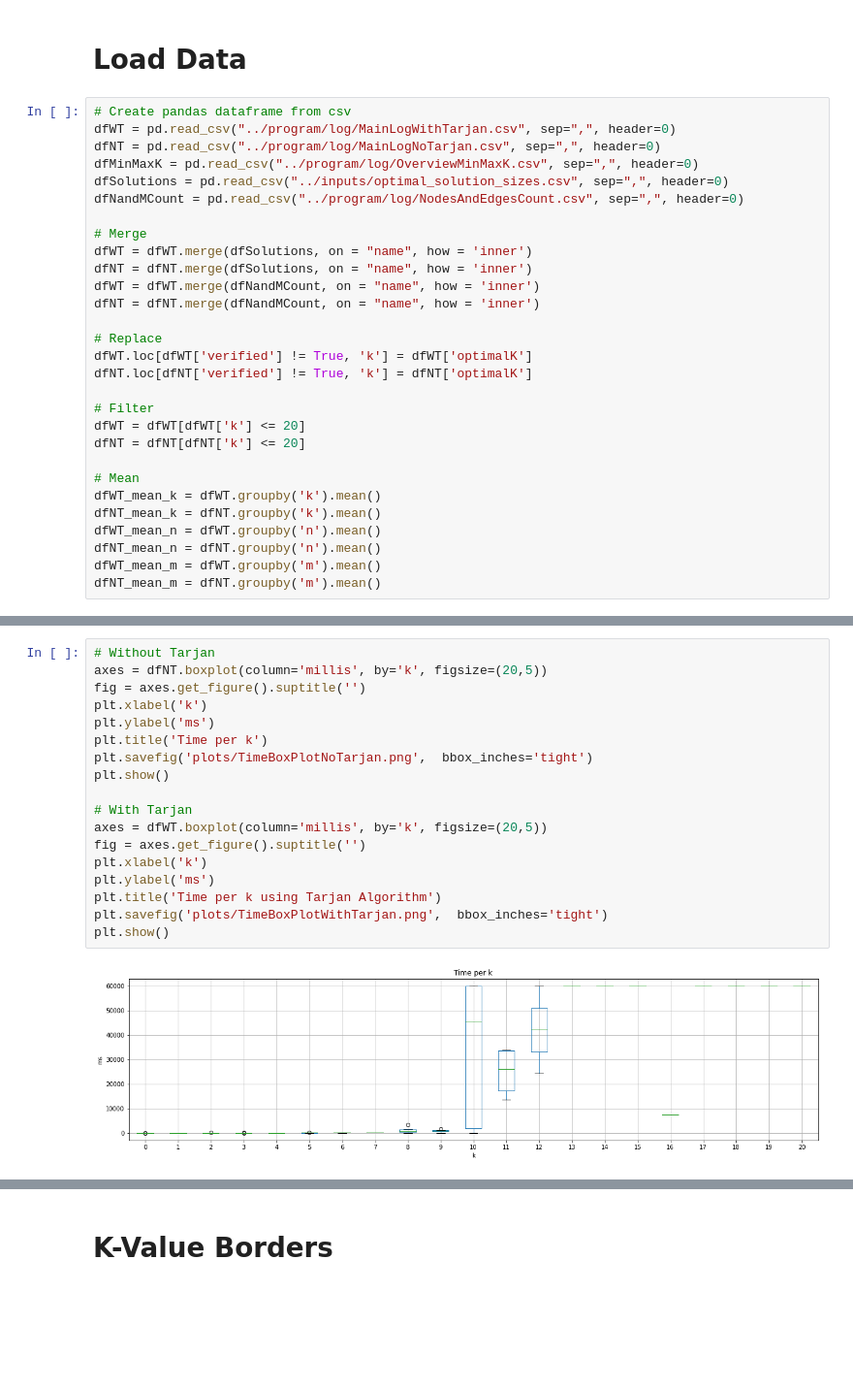
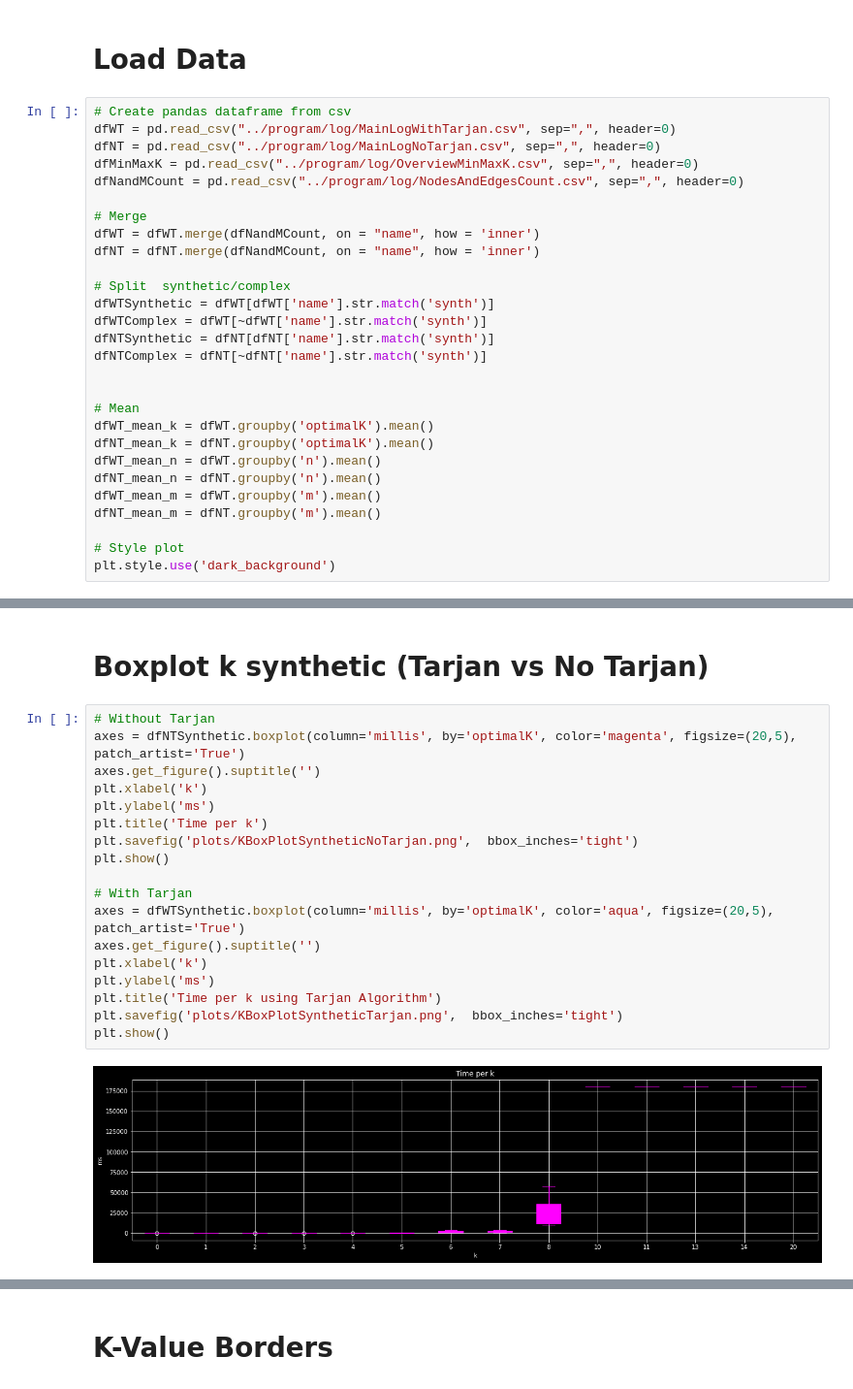
Before and after one commit to HenriDickel/DFVS-Solver, a Jupyter notebook: DFVS_Solver/src/python/statistics.ipynb, the cells around one changed output, grey strips where cells are left out. Shown at 97% size. Cells and saved outputs as stored; diff of their text form; blank space fills up the shorter version.

Commit message:
Updated plots and finished presentation slides

```diff
--- a/DFVS_Solver/src/python/statistics.ipynb
+++ b/DFVS_Solver/src/python/statistics.ipynb
@@ -14,27 +14,26 @@ from itertools import chain
 dfWT = pd.read_csv("../program/log/MainLogWithTarjan.csv", sep=",", header=0)
 dfNT = pd.read_csv("../program/log/MainLogNoTarjan.csv", sep=",", header=0)
 dfMinMaxK = pd.read_csv("../program/log/OverviewMinMaxK.csv", sep=",", header=0)
-dfSolutions = pd.read_csv("../inputs/optimal_solution_sizes.csv", sep=",", header=0)
 dfNandMCount = pd.read_csv("../program/log/NodesAndEdgesCount.csv", sep=",", header=0)
 
 # Merge
-dfWT = dfWT.merge(dfSolutions, on = "name", how = 'inner')
-dfNT = dfNT.merge(dfSolutions, on = "name", how = 'inner')
 dfWT = dfWT.merge(dfNandMCount, on = "name", how = 'inner')
 dfNT = dfNT.merge(dfNandMCount, on = "name", how = 'inner')
 
-# Replace
-dfWT.loc[dfWT['verified'] != True, 'k'] = dfWT['optimalK']
-dfNT.loc[dfNT['verified'] != True, 'k'] = dfNT['optimalK']
+# Split  synthetic/complex
+dfWTSynthetic = dfWT[dfWT['name'].str.match('synth')]
+dfWTComplex = dfWT[~dfWT['name'].str.match('synth')]
+dfNTSynthetic = dfNT[dfNT['name'].str.match('synth')]
+dfNTComplex = dfNT[~dfNT['name'].str.match('synth')]
 
-# Filter
-dfWT = dfWT[dfWT['k'] <= 20]
-dfNT = dfNT[dfNT['k'] <= 20]
 
 # Mean
-dfWT_mean_k = dfWT.groupby('k').mean()
-dfNT_mean_k = dfNT.groupby('k').mean()
+dfWT_mean_k = dfWT.groupby('optimalK').mean()
+dfNT_mean_k = dfNT.groupby('optimalK').mean()
 dfWT_mean_n = dfWT.groupby('n').mean()
 dfNT_mean_n = dfNT.groupby('n').mean()
 dfWT_mean_m = dfWT.groupby('m').mean()
 dfNT_mean_m = dfNT.groupby('m').mean()
+
+# Style plot
+plt.style.use('dark_background')
@@ -43,20 +76,22 @@ dfNT_mean_m = dfNT.groupby('m').mean()
+# %% [markdown]
+# Boxplot k synthetic (Tarjan vs No Tarjan)
 # %%
 # Without Tarjan
-axes = dfNT.boxplot(column='millis', by='k', figsize=(20,5))
-fig = axes.get_figure().suptitle('')
+axes = dfNTSynthetic.boxplot(column='millis', by='optimalK', color='magenta', figsize=(20,5), patch_artist='True')
+axes.get_figure().suptitle('')
 plt.xlabel('k')
 plt.ylabel('ms')
 plt.title('Time per k')
-plt.savefig('plots/TimeBoxPlotNoTarjan.png',  bbox_inches='tight')
+plt.savefig('plots/KBoxPlotSyntheticNoTarjan.png',  bbox_inches='tight')
 plt.show()
 
 # With Tarjan
-axes = dfWT.boxplot(column='millis', by='k', figsize=(20,5))
-fig = axes.get_figure().suptitle('')
+axes = dfWTSynthetic.boxplot(column='millis', by='optimalK', color='aqua', figsize=(20,5), patch_artist='True')
+axes.get_figure().suptitle('')
 plt.xlabel('k')
 plt.ylabel('ms')
 plt.title('Time per k using Tarjan Algorithm')
-plt.savefig('plots/TimeBoxPlotWithTarjan.png',  bbox_inches='tight')
+plt.savefig('plots/KBoxPlotSyntheticTarjan.png',  bbox_inches='tight')
 plt.show()
 # %% [output]
-[figure, old version]
+[figure, new version]
```
Also changed, not shown: parts of 19 cells of this notebook, 48 other files.
